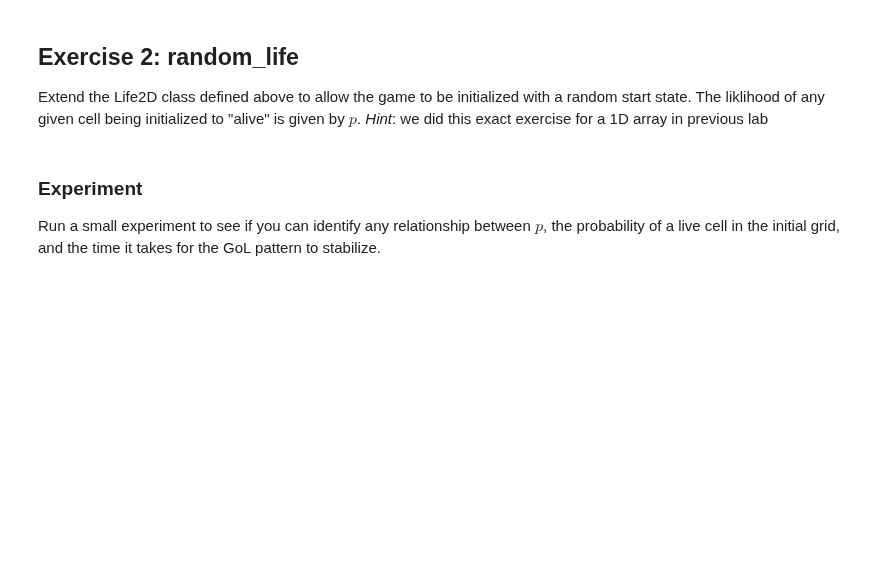
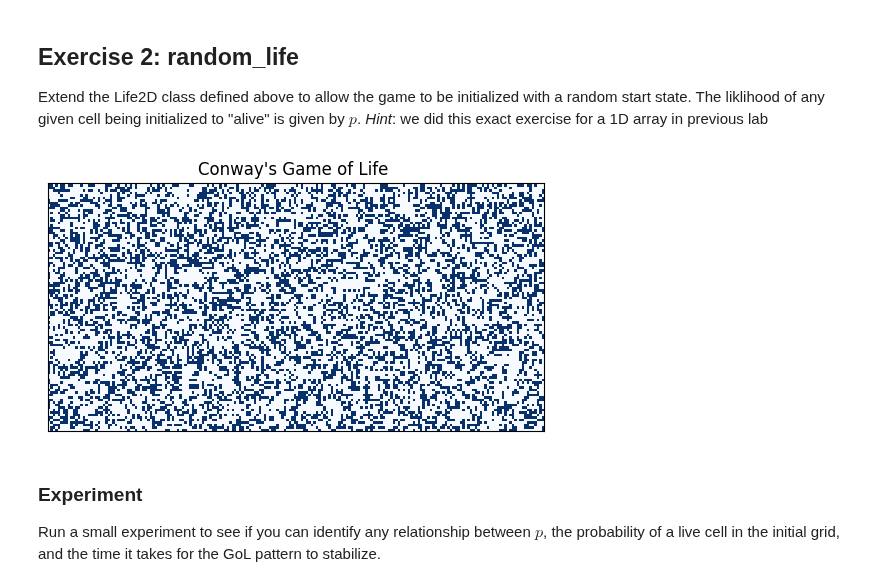
Before and after one commit to MarlaS02/comp215, a Jupyter notebook: labs/lab08_GoL.ipynb, the cells around one changed output. Cells and saved outputs as stored; diff of their text form; code cells hidden in the pictures; blank space fills up the shorter version.

```diff
--- a/labs/lab08_GoL.ipynb
+++ b/labs/lab08_GoL.ipynb
@@ -189,52 +189,35 @@ The liklihood of any given cell being initialized to "alive" is given by $p$.
 # %%
 # Ex. 2 experimental setup
 #Extend the Life2D class defined above to allow the game to be initialized with a random start state. The liklihood of any given cell being initialized to "alive" is given by  p .
 class Life2D:
     """ An basic 2D Cellular Automata that implementes Conway's Game of Life """
     kernel = np.array([[1, 1, 1],
                        [1, 10, 1],
                        [1, 1, 1]])
 
     next_state = np.zeros(19, dtype=np.uint8)
     next_state[[3, 12, 13]] = 1
 
-    def __init__(self, n_rows, n_cols=None):
+    def __init__(self, n_rows, p,n_cols=None):
         """ Construct a n_rows x n_cols 2D CA """
+        self.p = p
         n_cols = n_cols or n_rows  # i.e., n_cols if n_cols is not None and n_cols != 0 else n_rows
-        self.state = np.zeros(shape=(n_rows, n_cols), dtype=np.uint8)
-
+        #The following line was modified to initialize the state variable to be a 2D array with random values of 0 or 1 based on the probability p.
+        self.state = np.random.choice([0, 1], size=(n_rows, n_cols), p=[1 - p, p])
     def step(self):
         """Executes one time step. """
         transitions = correlate2d(self.state, self.kernel, mode='same', boundary='wrap')
         self.state = self.next_state[transitions]
 
     def draw(self, axes=None, step=''):
         axes = axes or plt.gca()   # use pyplot's current axes if none are provided.
         plot_2d_array(self.state, axes, title=f"Conway's Game of Life {step}")
 
-class BetterLife2D(Life2D):
-    """ Improvements on the basic Life2D model """
-
-    def randomize_state(self, p):
-        """ Randomize the state of this GoL, where probability of a "live" cell is p """
-        self.state = np.random.rand(*self.state.shape) < p  # True for alive cells, False for dead cells
-        self.state = self.state.astype(np.uint8)
-
-    def load_pattern(self, x, y, pattern):
-        """ Load the given pattern into this GoL at the given x, y location """
-        pattern_height, pattern_width = pattern.shape
-        if x + pattern_height > self.state.shape[0] or y + pattern_width > self.state.shape[1]:
-            raise ValueError("Pattern does not fit within the grid at the given position.")
-        self.state[y:y+pattern.shape[0], x:x+pattern.shape[1]] = pattern
-
-
-
-def random_life(n_rows, n_cols=None, p=0.5):
-    """ Return a Life2D object of given dimensions with initial randomized state where "live" cells have probability p """
-    # Ex. 2 your code here...
-    gol = BetterLife2D(n_rows, n_cols)
-    gol.randomize_state(p)
-    return gol
+life = Life2D(100, 0.4, 200)
+life.step()
+life.draw()
+# %% [output]
+[figure, added]
 # %% [markdown]
 ### Experiment
 Run a small experiment to see if you can identify any relationship between $p$, the probability of a live cell in the initial grid, and the time it takes for the GoL pattern to stabilize.
```
Also changed, not shown: parts of 1 cell of this notebook.
